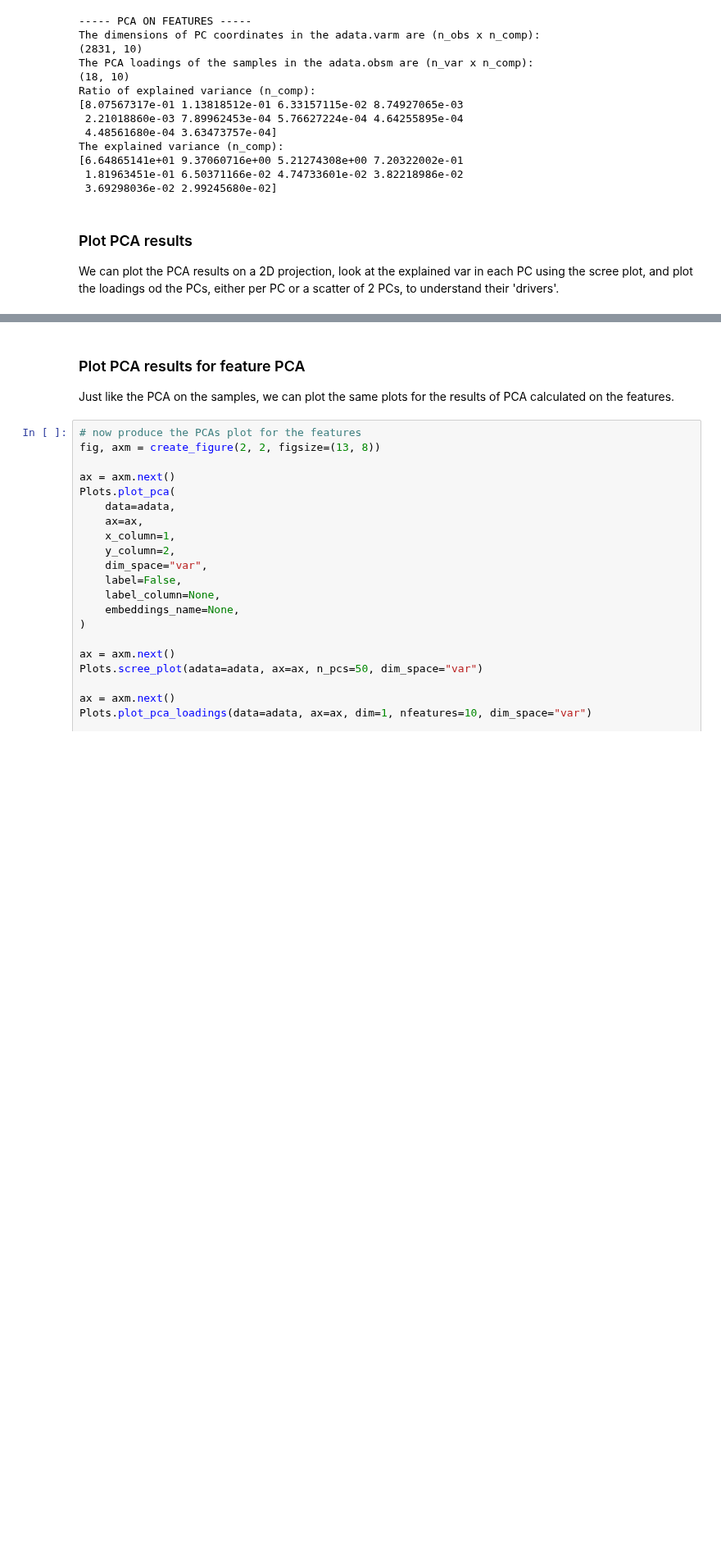
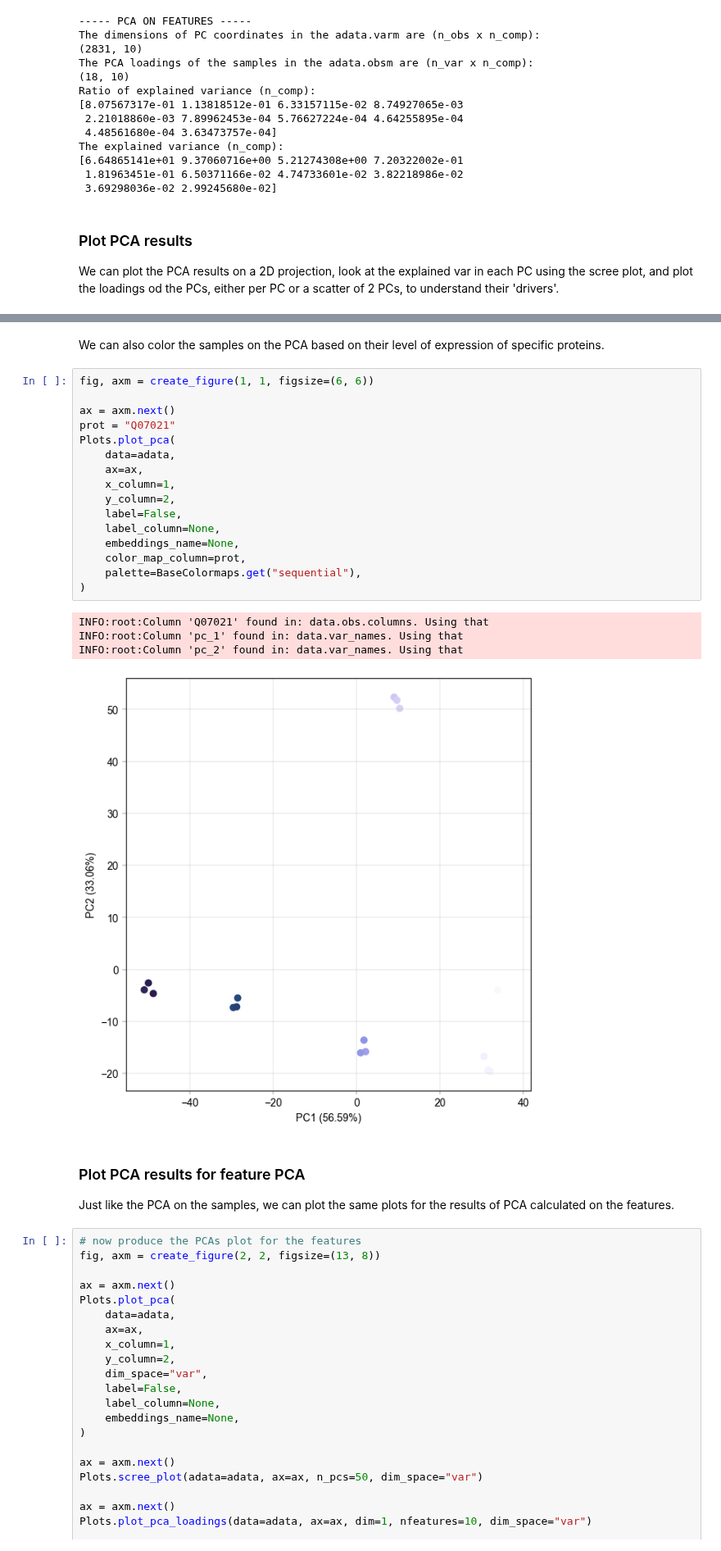
Before and after one commit to MannLabs/alphapepttools, a Jupyter notebook: docs/notebooks/04_basic_PCA_workflow.ipynb, the cells around one changed output, grey strips where cells are left out. Shown at 82% size. Drawn from its saved outputs; the diff is of its cells as text; blank space fills up the shorter version.

```diff
--- a/docs/notebooks/04_basic_PCA_workflow.ipynb
+++ b/docs/notebooks/04_basic_PCA_workflow.ipynb
@@ -301,5 +306,28 @@ INFO:root:Column 'replicate' found in: data.obs.columns. Using that
 WARNING:root:Requested 50 PCs, but only 10 PCs are available. Plotting only the available PCs
 [figure]
+# %% [markdown]
+We can also color the samples on the PCA based on their level of expression of specific proteins.
+# %%
+fig, axm = create_figure(1, 1, figsize=(6, 6))
+
+ax = axm.next()
+prot = "Q07021"
+Plots.plot_pca(
+    data=adata,
+    ax=ax,
+    x_column=1,
+    y_column=2,
+    label=False,
+    label_column=None,
+    embeddings_name=None,
+    color_map_column=prot,
+    palette=BaseColormaps.get("sequential"),
+)
+# %% [output]
+INFO:root:Column 'Q07021' found in: data.obs.columns. Using that
+INFO:root:Column 'pc_1' found in: data.var_names. Using that
+INFO:root:Column 'pc_2' found in: data.var_names. Using that
+[figure, added]
 # %% [markdown]
 ### Plot PCA results for feature PCA
 Just like the PCA on the samples, we can plot the same plots for the results of PCA calculated on the features.
```
Also changed, not shown: parts of 4 cells of this notebook, 1 other file.
